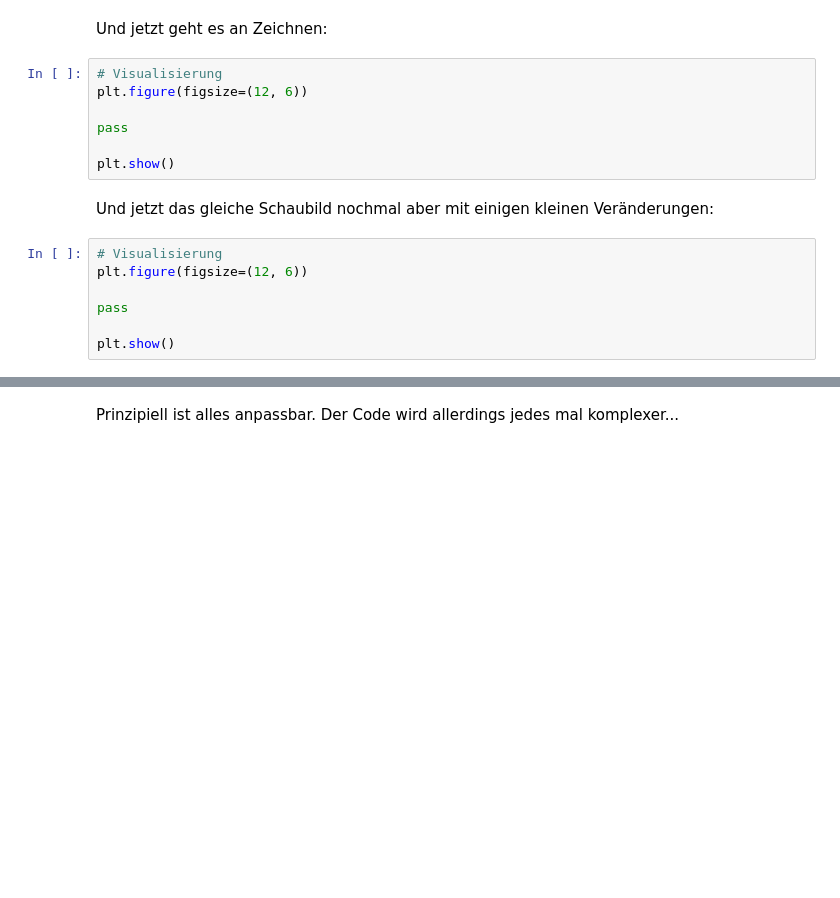
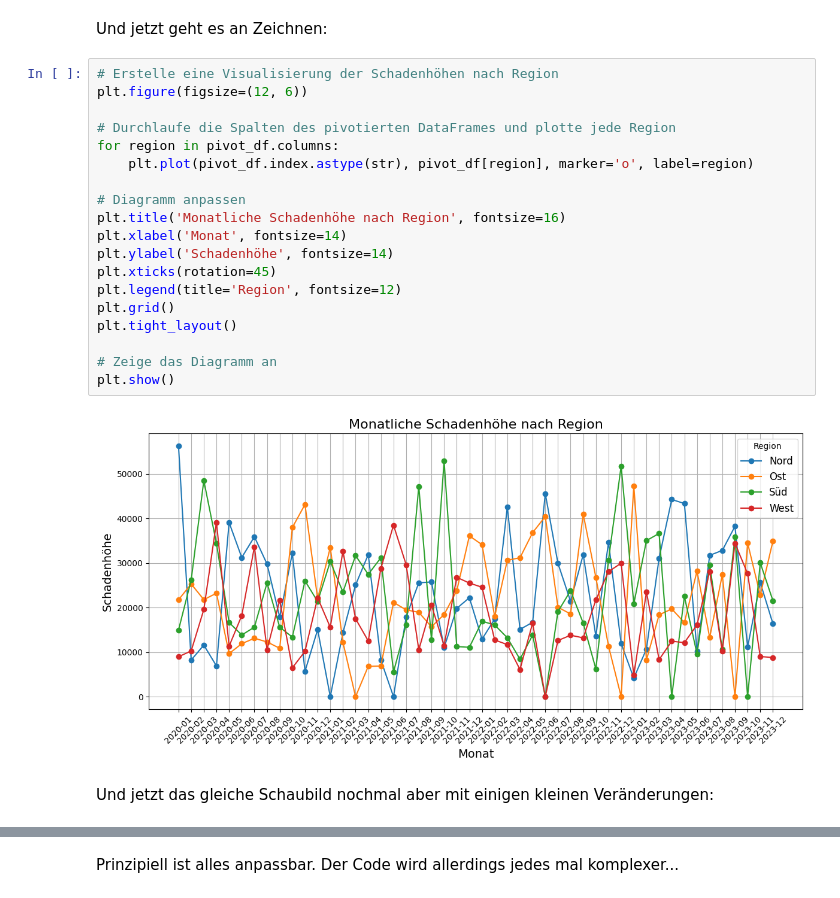
Before and after one commit to NG221122/Python_fuer_Aktuare, a Jupyter notebook: 04_python_visualization.ipynb, the cells around one changed output, grey strips where cells are left out. Saved outputs shown, nothing was run; the diff lists cells and outputs as text; blank space fills up the shorter version.

Commit message:
solutions visualization added

```diff
--- a/04_python_visualization.ipynb
+++ b/04_python_visualization.ipynb
@@ -108,18 +122,25 @@ pivot_df.head()
 # %% [markdown]
 Und jetzt geht es an Zeichnen:
-# %%
-# Visualisierung
-plt.figure(figsize=(12, 6))
-
-pass
-
-plt.show()
+# %%
+# Erstelle eine Visualisierung der Schadenhöhen nach Region
+plt.figure(figsize=(12, 6))
+
+# Durchlaufe die Spalten des pivotierten DataFrames und plotte jede Region
+for region in pivot_df.columns:
+    plt.plot(pivot_df.index.astype(str), pivot_df[region], marker='o', label=region)
+
+# Diagramm anpassen
+plt.title('Monatliche Schadenhöhe nach Region', fontsize=16)
+plt.xlabel('Monat', fontsize=14)
+plt.ylabel('Schadenhöhe', fontsize=14)
+plt.xticks(rotation=45)
+plt.legend(title='Region', fontsize=12)
+plt.grid()
+plt.tight_layout()
+
+# Zeige das Diagramm an
+plt.show()
+# %% [output]
+[figure, added]
 # %% [markdown]
 Und jetzt das gleiche Schaubild nochmal aber mit einigen kleinen Veränderungen:
-# %%
-# Visualisierung
-plt.figure(figsize=(12, 6))
-
-pass
-
-plt.show()
```
Also changed, not shown: parts of 12 cells of this notebook.
